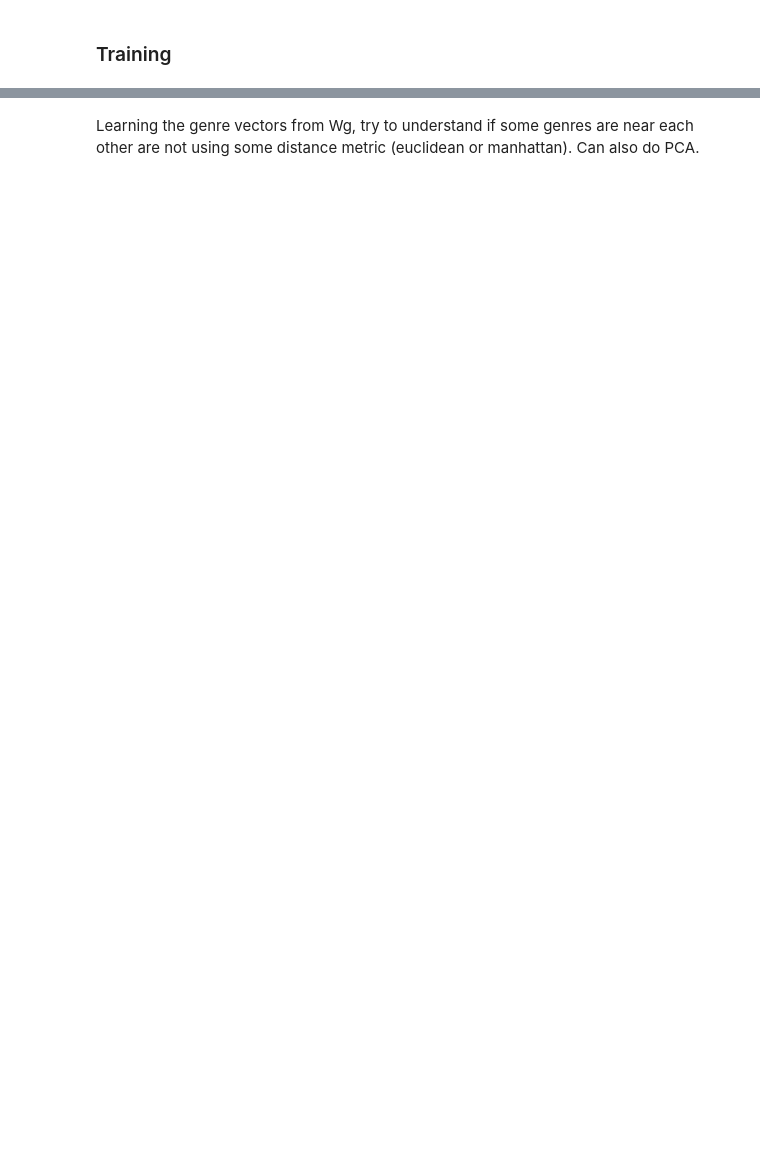
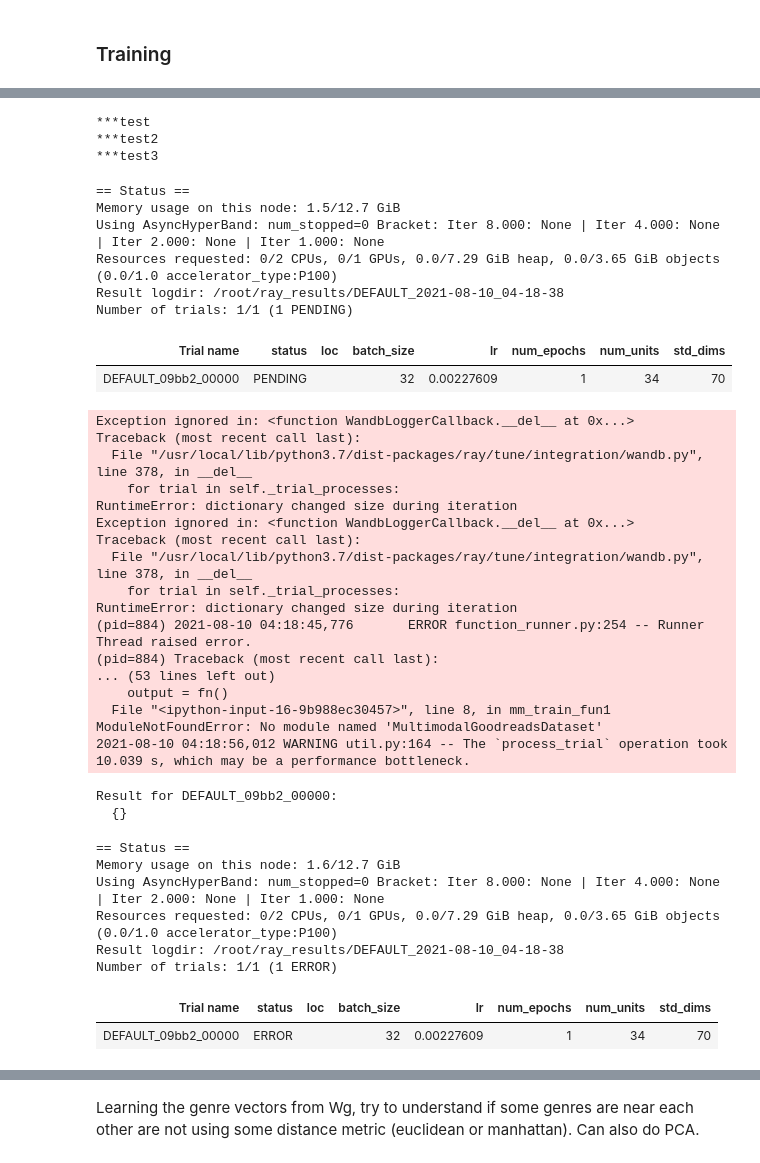
Before and after one commit to lucaguarro/BookSuccessPredictor, a Jupyter notebook: ModelTraining/Goodreads_stage2.ipynb, the cells around one changed output, grey strips where cells are left out. Cells and saved outputs as stored; diff of their text form; code cells hidden in the pictures; blank space fills up the shorter version.

```diff
--- a/ModelTraining/Goodreads_stage2.ipynb
+++ b/ModelTraining/Goodreads_stage2.ipynb
@@ -938,13 +943,8 @@ class FullModel(nn.Module):
 # %%
-from MultimodalGoodreadsDataset import MultimodalGoodreadsDataset
-from torch.utils.data import DataLoader
-import torch
-from functools import partial
-
 dataset_base_dir = '/content/drive/MyDrive/Thesis/BookSuccessPredictor/datasets/goodreads_maharjan_super/raw_preprocessed/goodreads_maharjan_trimmed'
 cached_features_dir = '/content/drive/MyDrive/Thesis/BookSuccessPredictor/datasets/goodreads_maharjan_super/MultiModal/dataset_loader/cached_features'
 
-ds = MultimodalGoodreadsDataset(dataset_base_dir, cached_features_dir)
+# ds = MultimodalGoodreadsDataset(dataset_base_dir, cached_features_dir)
 
 def my_collate_fn(batches, f1_len, f2_len):
     return {
@@ -954,9 +954,9 @@ def my_collate_fn(batches, f1_len, f2_len):
         'label': torch.tensor([x['label'] for x in batches])
     }
 
-c5g_len = ds.f_lengths[0]
-bf_len = ds.f_lengths[1]
+# c5g_len = ds.f_lengths[0]
+# bf_len = ds.f_lengths[1]
 
-train_dataloader = DataLoader(ds.train, batch_size=64, shuffle=True, collate_fn=partial(my_collate_fn, f1_len=c5g_len, f2_len=bf_len))
-val_dataloader = DataLoader(ds.val, batch_size=64, shuffle=True, collate_fn=partial(my_collate_fn, f1_len=c5g_len, f2_len=bf_len))
-test_dataloader = DataLoader(ds.test, batch_size=64, shuffle=True, collate_fn=partial(my_collate_fn, f1_len=c5g_len, f2_len=bf_len))
+# train_dataloader = DataLoader(ds.train, batch_size=64, shuffle=True, collate_fn=partial(my_collate_fn, f1_len=c5g_len, f2_len=bf_len))
+# val_dataloader = DataLoader(ds.val, batch_size=64, shuffle=True, collate_fn=partial(my_collate_fn, f1_len=c5g_len, f2_len=bf_len))
+# test_dataloader = DataLoader(ds.test, batch_size=64, shuffle=True, collate_fn=partial(my_collate_fn, f1_len=c5g_len, f2_len=bf_len))
@@ -971,4 +963,24 @@ Using cached features
+# %%
+from torch.utils.data import DataLoader
+import torch
+from functools import partial
+
+def my_collate_fn(batches, f1_len, f2_len):
+    return {
+        'c5g_f': torch.tensor([x['text_features'].toarray()[0][0:f1_len] for x in batches]), # dtype = Float?
+        'bert_f': torch.tensor([x['text_features'].toarray()[0][f1_len:f1_len+f2_len] for x in batches]),
+        'genre': torch.tensor([x['genre'] for x in batches]),
+        'label': torch.tensor([x['label'] for x in batches])
+    }
+
+def load_data():
+  dataset_base_dir = '/content/drive/MyDrive/Thesis/BookSuccessPredictor/datasets/goodreads_maharjan_super/raw_preprocessed/goodreads_maharjan_trimmed'
+  cached_features_dir = '/content/drive/MyDrive/Thesis/BookSuccessPredictor/datasets/goodreads_maharjan_super/MultiModal/dataset_loader/cached_features'
+
+  ds = MultimodalGoodreadsDataset(dataset_base_dir, cached_features_dir)
+
+  return ds
 # %% [markdown]
 ### Training
 # %%
-model = FullModel(c5g_len, bf_len, 100, 50).to('cuda')
+# model = FullModel(c5g_len, bf_len, 100, 50).to('cuda')
@@ -1090,0 +1170,3 @@ test_results(model, test_dataloader)
+# %%
+test_results = main(num_samples = 1)
+# %% [output]
@@ -1090,0 +1175,38 @@ test_results(model, test_dataloader)
+***test
+***test2
+***test3
+== Status ==
+Memory usage on this node: 1.5/12.7 GiB
+Using AsyncHyperBand: num_stopped=0 Bracket: Iter 8.000: None | Iter 4.000: None | Iter 2.000: None | Iter 1.000: None
+Resources requested: 0/2 CPUs, 0/1 GPUs, 0.0/7.29 GiB heap, 0.0/3.65 GiB objects (0.0/1.0 accelerator_type:P100)
+Result logdir: /root/ray_results/DEFAULT_2021-08-10_04-18-38
+Number of trials: 1/1 (1 PENDING)
+| Trial name | status | loc | batch_size | lr | num_epochs | num_units | std_dims |
+| DEFAULT_09bb2_00000 | PENDING |  | 32 | 0.00227609 | 1 | 34 | 70 |
+Exception ignored in: <function WandbLoggerCallback.__del__ at 0x...>
+Traceback (most recent call last):
+  File "/usr/local/lib/python3.7/dist-packages/ray/tune/integration/wandb.py", line 378, in __del__
+    for trial in self._trial_processes:
+RuntimeError: dictionary changed size during iteration
+Exception ignored in: <function WandbLoggerCallback.__del__ at 0x...>
+Traceback (most recent call last):
+  File "/usr/local/lib/python3.7/dist-packages/ray/tune/integration/wandb.py", line 378, in __del__
+    for trial in self._trial_processes:
+RuntimeError: dictionary changed size during iteration
+(pid=884) 2021-08-10 04:18:45,776       ERROR function_runner.py:254 -- Runner Thread raised error.
+(pid=884) Traceback (most recent call last):
+... (53 lines left out)
+    output = fn()
+  File "<ipython-input-16-9b988ec30457>", line 8, in mm_train_fun1
+ModuleNotFoundError: No module named 'MultimodalGoodreadsDataset'
+2021-08-10 04:18:56,012 WARNING util.py:164 -- The `process_trial` operation took 10.039 s, which may be a performance bottleneck.
+Result for DEFAULT_09bb2_00000:
+  {}
+== Status ==
+Memory usage on this node: 1.6/12.7 GiB
+Using AsyncHyperBand: num_stopped=0 Bracket: Iter 8.000: None | Iter 4.000: None | Iter 2.000: None | Iter 1.000: None
+Resources requested: 0/2 CPUs, 0/1 GPUs, 0.0/7.29 GiB heap, 0.0/3.65 GiB objects (0.0/1.0 accelerator_type:P100)
+Result logdir: /root/ray_results/DEFAULT_2021-08-10_04-18-38
+Number of trials: 1/1 (1 ERROR)
+| Trial name | status | loc | batch_size | lr | num_epochs | num_units | std_dims |
+| DEFAULT_09bb2_00000 | ERROR |  | 32 | 0.00227609 | 1 | 34 | 70 |
```
Also changed, not shown: parts of 11 cells of this notebook, 8 other files.
